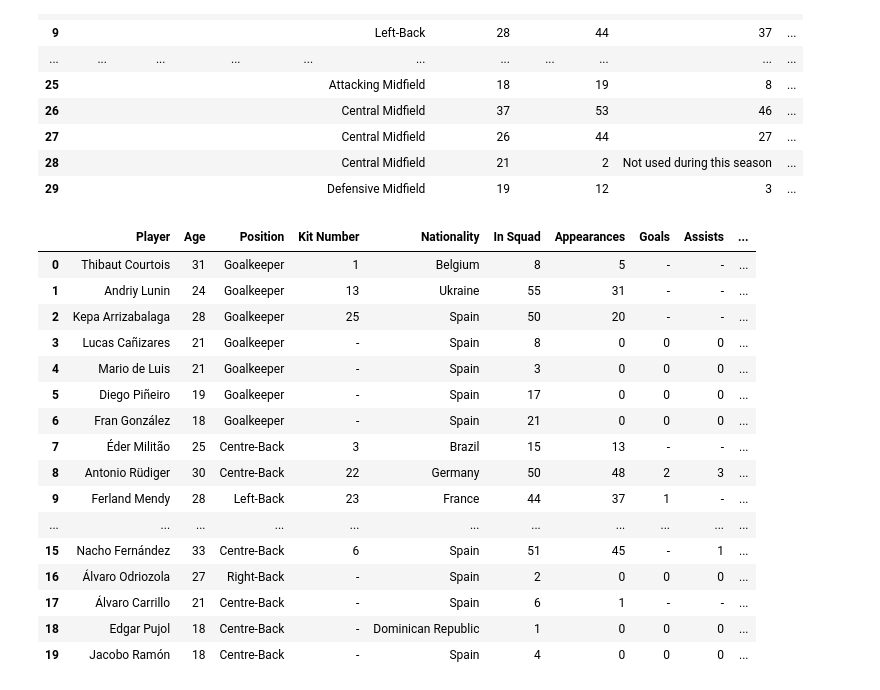
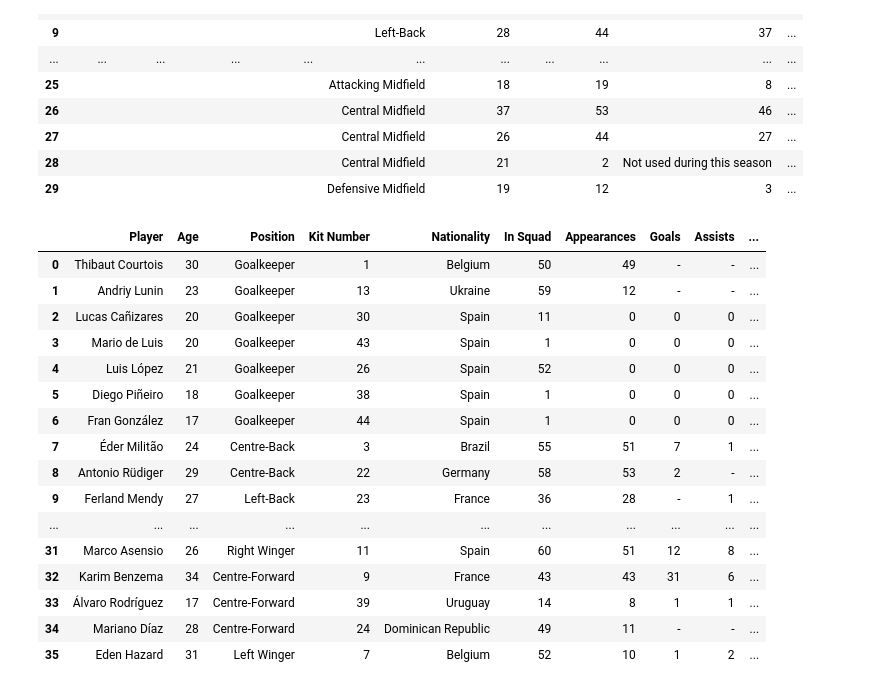
Before and after one commit to Ajaiah-D/Data-Mining-TOTY-Prediction, a Jupyter notebook: TransferMarktScraping.ipynb, the cells around one changed output. Cells and saved outputs as stored; diff of their text form; code cells hidden in the pictures.

```diff
--- a/TransferMarktScraping.ipynb
+++ b/TransferMarktScraping.ipynb
@@ -102,8 +102,9 @@ df.head(30)
 | 28 |  |  |  |  | Central Midfield | 21 |  | 2 | Not used during this season | ... |
 | 29 |  |  |  |  | Defensive Midfield | 19 |  | 12 | 3 | ... |
 # %%
-def get_player_stats_redo(url):
+def get_player_stats_redo(base_url, team_name, team_id, season_year):
     headers = {'User-Agent': 'Mozilla/5.0'}
+    url = f"{base_url}/{team_name}/leistungsdaten/verein/{team_id}/plus/1?reldata=%26{season_year}"
     response = requests.get(url, headers=headers)
     soup = BeautifulSoup(response.content, 'html.parser')
 
@@ -170,51 +171,54 @@ def get_player_stats_redo(url):
         player = {
             'Player': player_name,
             'Age': age,
             'Position': position,
             'Kit Number': kit_number,
             'Nationality': nationality,
             'In Squad': in_squad,
             'Appearances': appearances,
             'Goals': goals,
             'Assists': assists,
             'Yellow Cards': yellow_cards,
             'Second Yellows': second_yellows,
             'Straight Reds': straight_reds,
             'Substituted On': substituted_on,
             'Substituted Off': substituted_off,
             'PPG': ppg,
             'Minutes Played': minutes_played,
             'Club': club_name,
             'Season': season
         }
 
         players.append(player)
 
     return players
 
-# Example URL for Real Madrid 2023 season
-url = 'https://www.transfermarkt.com/real-madrid/leistungsdaten/verein/418/plus/1?reldata=%262023'
-player_stats = get_player_stats_redo(url)
+# Example usage for Real Madrid 2023 season
+base_url = 'https://www.transfermarkt.com'
+team_name = 'real-madrid'
+team_id = 418
+season_year = 2022
+player_stats = get_player_stats_redo(base_url, team_name, team_id, season_year)
 
 # Convert to DataFrame
 df = pd.DataFrame(player_stats)
-df.head(20)
+df.head(100)
 # %% [output]
 |  | Player | Age | Position | Kit Number | Nationality | In Squad | Appearances | Goals | Assists | ... |
-| 0 | Thibaut Courtois | 31 | Goalkeeper | 1 | Belgium | 8 | 5 | - | - | ... |
-| 1 | Andriy Lunin | 24 | Goalkeeper | 13 | Ukraine | 55 | 31 | - | - | ... |
-| 2 | Kepa Arrizabalaga | 28 | Goalkeeper | 25 | Spain | 50 | 20 | - | - | ... |
-| 3 | Lucas Cañizares | 21 | Goalkeeper | - | Spain | 8 | 0 | 0 | 0 | ... |
-| 4 | Mario de Luis | 21 | Goalkeeper | - | Spain | 3 | 0 | 0 | 0 | ... |
-| 5 | Diego Piñeiro | 19 | Goalkeeper | - | Spain | 17 | 0 | 0 | 0 | ... |
-| 6 | Fran González | 18 | Goalkeeper | - | Spain | 21 | 0 | 0 | 0 | ... |
-| 7 | Éder Militão | 25 | Centre-Back | 3 | Brazil | 15 | 13 | - | - | ... |
-| 8 | Antonio Rüdiger | 30 | Centre-Back | 22 | Germany | 50 | 48 | 2 | 3 | ... |
-| 9 | Ferland Mendy | 28 | Left-Back | 23 | France | 44 | 37 | 1 | - | ... |
+| 0 | Thibaut Courtois | 30 | Goalkeeper | 1 | Belgium | 50 | 49 | - | - | ... |
+| 1 | Andriy Lunin | 23 | Goalkeeper | 13 | Ukraine | 59 | 12 | - | - | ... |
+| 2 | Lucas Cañizares | 20 | Goalkeeper | 30 | Spain | 11 | 0 | 0 | 0 | ... |
+| 3 | Mario de Luis | 20 | Goalkeeper | 43 | Spain | 1 | 0 | 0 | 0 | ... |
+| 4 | Luis López | 21 | Goalkeeper | 26 | Spain | 52 | 0 | 0 | 0 | ... |
+| 5 | Diego Piñeiro | 18 | Goalkeeper | 38 | Spain | 1 | 0 | 0 | 0 | ... |
+| 6 | Fran González | 17 | Goalkeeper | 44 | Spain | 1 | 0 | 0 | 0 | ... |
+| 7 | Éder Militão | 24 | Centre-Back | 3 | Brazil | 55 | 51 | 7 | 1 | ... |
+| 8 | Antonio Rüdiger | 29 | Centre-Back | 22 | Germany | 58 | 53 | 2 | - | ... |
+| 9 | Ferland Mendy | 27 | Left-Back | 23 | France | 36 | 28 | - | 1 | ... |
 | ... | ... | ... | ... | ... | ... | ... | ... | ... | ... | ... |
-| 15 | Nacho Fernández | 33 | Centre-Back | 6 | Spain | 51 | 45 | - | 1 | ... |
-| 16 | Álvaro Odriozola | 27 | Right-Back | - | Spain | 2 | 0 | 0 | 0 | ... |
-| 17 | Álvaro Carrillo | 21 | Centre-Back | - | Spain | 6 | 1 | - | - | ... |
-| 18 | Edgar Pujol | 18 | Centre-Back | - | Dominican Republic | 1 | 0 | 0 | 0 | ... |
-| 19 | Jacobo Ramón | 18 | Centre-Back | - | Spain | 4 | 0 | 0 | 0 | ... |
+| 31 | Marco Asensio | 26 | Right Winger | 11 | Spain | 60 | 51 | 12 | 8 | ... |
+| 32 | Karim Benzema | 34 | Centre-Forward | 9 | France | 43 | 43 | 31 | 6 | ... |
+| 33 | Álvaro Rodríguez | 17 | Centre-Forward | 39 | Uruguay | 14 | 8 | 1 | 1 | ... |
+| 34 | Mariano Díaz | 28 | Centre-Forward | 24 | Dominican Republic | 49 | 11 | - | - | ... |
+| 35 | Eden Hazard | 31 | Left Winger | 7 | Belgium | 52 | 10 | 1 | 2 | ... |
 # %%
```
Also changed, not shown: parts of 3 cells of this notebook.
